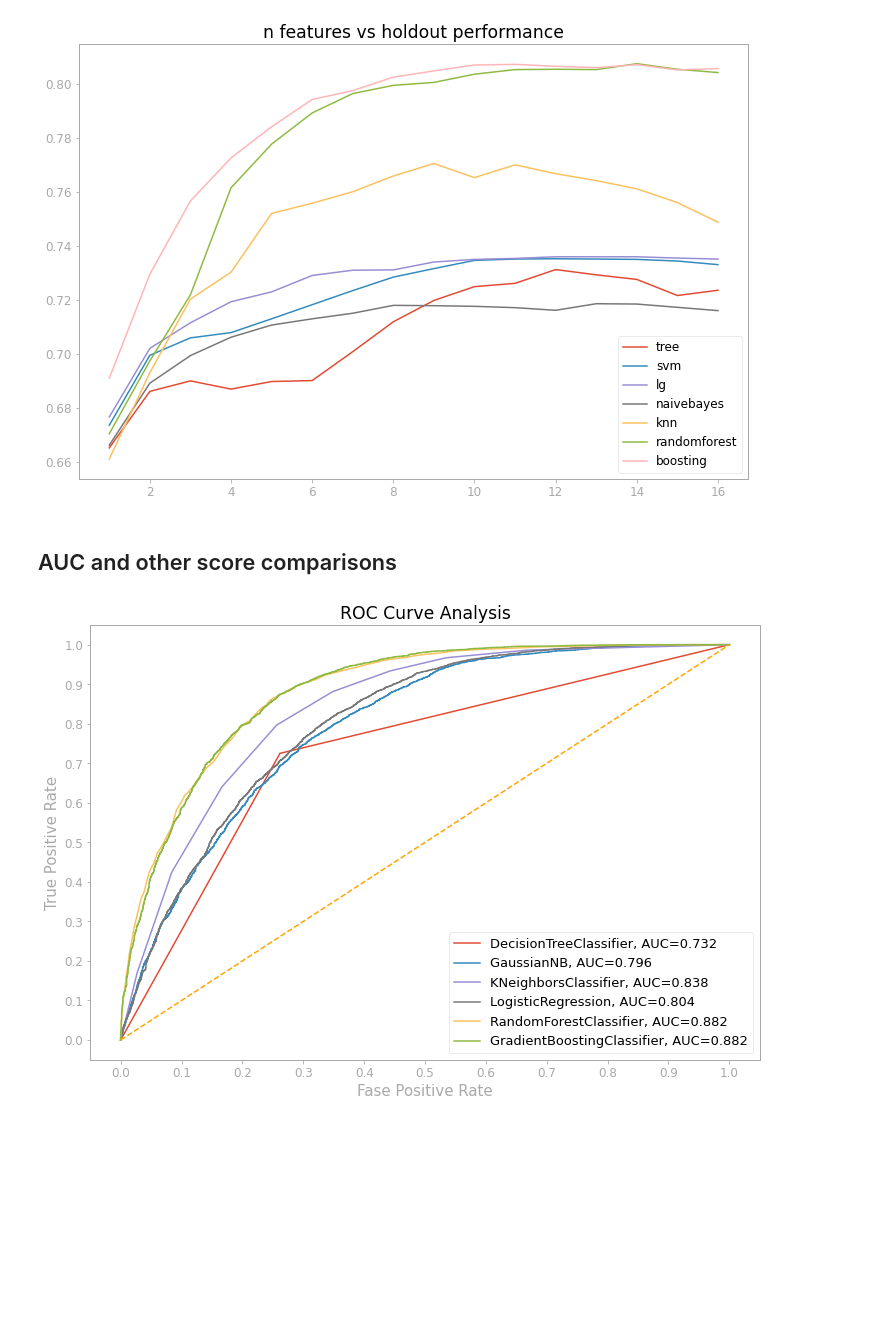
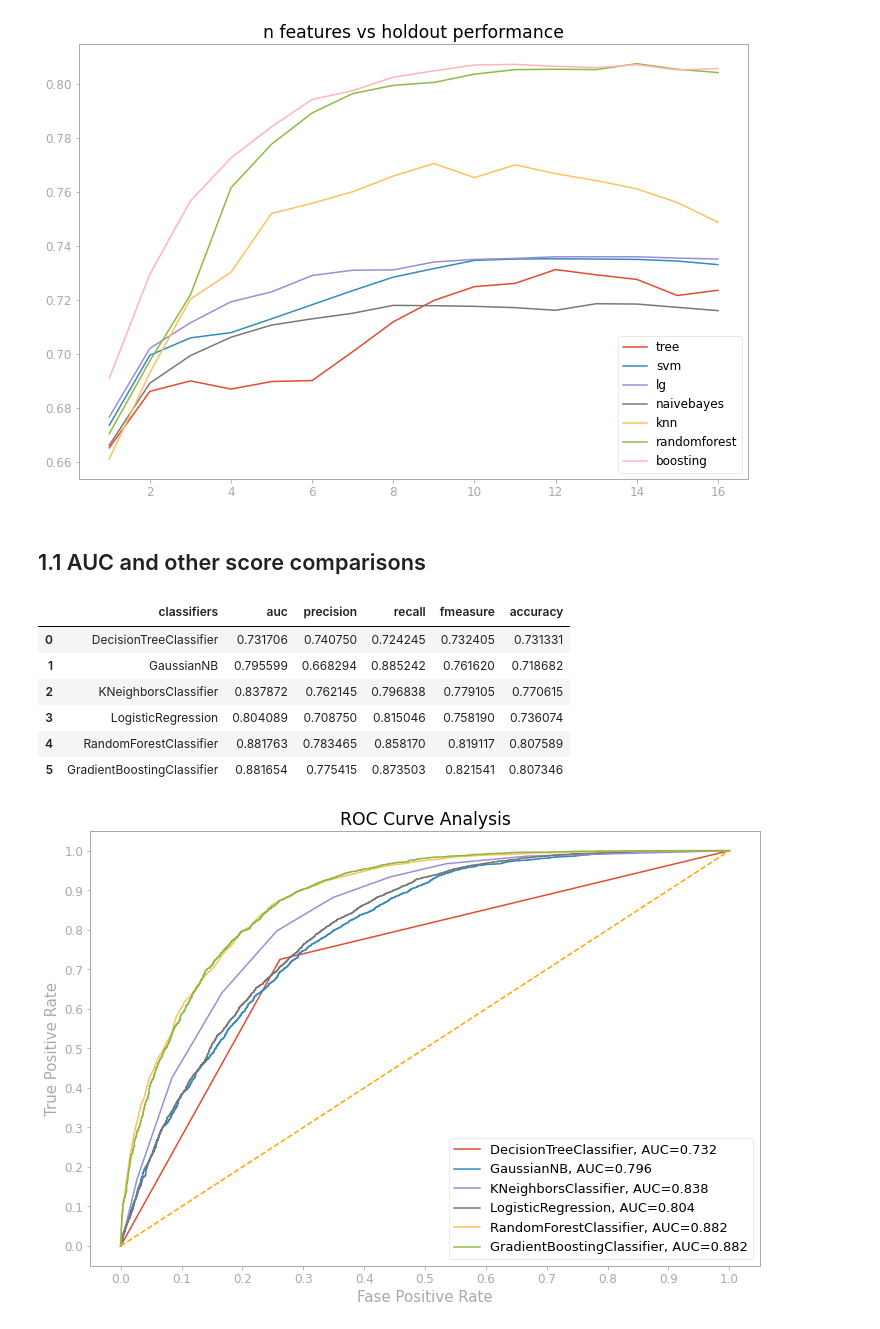
Before and after one commit to happyhil/uva-strategy-analytics, a Jupyter notebook: assignments/assignment2/model.ipynb, the cells around one changed output. Saved outputs shown, nothing was run; the diff lists cells and outputs as text; code cells hidden in the pictures; blank space fills up the shorter version.

```diff
--- a/assignments/assignment2/model.ipynb
+++ b/assignments/assignment2/model.ipynb
@@ -58,7 +60,7 @@ plt.show()
 # %% [output]
 [figure]
 # %% [markdown]
-## AUC and other score comparisons
+## 1.1 AUC and other score comparisons
 # %%
 def precision(y_test, y_predict):
     """Correcly predicted instances over the true predictions: tp / (tp + fp)"""
@@ -112,6 +114,16 @@ for m in ['tree', 'naivebayes', 'knn', 'lg', 'randomforest', 'boosting']:
         break
 # %%
 result_table[['classifiers', 'auc', 'precision', 'recall', 'fmeasure', 'accuracy']].to_csv('data/output/model_metrics_20210308071110.csv', index=False)
+# %%
+result_table[['classifiers', 'auc', 'precision', 'recall', 'fmeasure', 'accuracy']]
+# %% [output]
+|  | classifiers | auc | precision | recall | fmeasure | accuracy |
+| 0 | DecisionTreeClassifier | 0.731706 | 0.740750 | 0.724245 | 0.732405 | 0.731331 |
+| 1 | GaussianNB | 0.795599 | 0.668294 | 0.885242 | 0.761620 | 0.718682 |
+| 2 | KNeighborsClassifier | 0.837872 | 0.762145 | 0.796838 | 0.779105 | 0.770615 |
+| 3 | LogisticRegression | 0.804089 | 0.708750 | 0.815046 | 0.758190 | 0.736074 |
+| 4 | RandomForestClassifier | 0.881763 | 0.783465 | 0.858170 | 0.819117 | 0.807589 |
+| 5 | GradientBoostingClassifier | 0.881654 | 0.775415 | 0.873503 | 0.821541 | 0.807346 |
 # %%
 fig = plt.figure(figsize=(12, 8))
 
```
Also changed, not shown: parts of 15 cells of this notebook.
